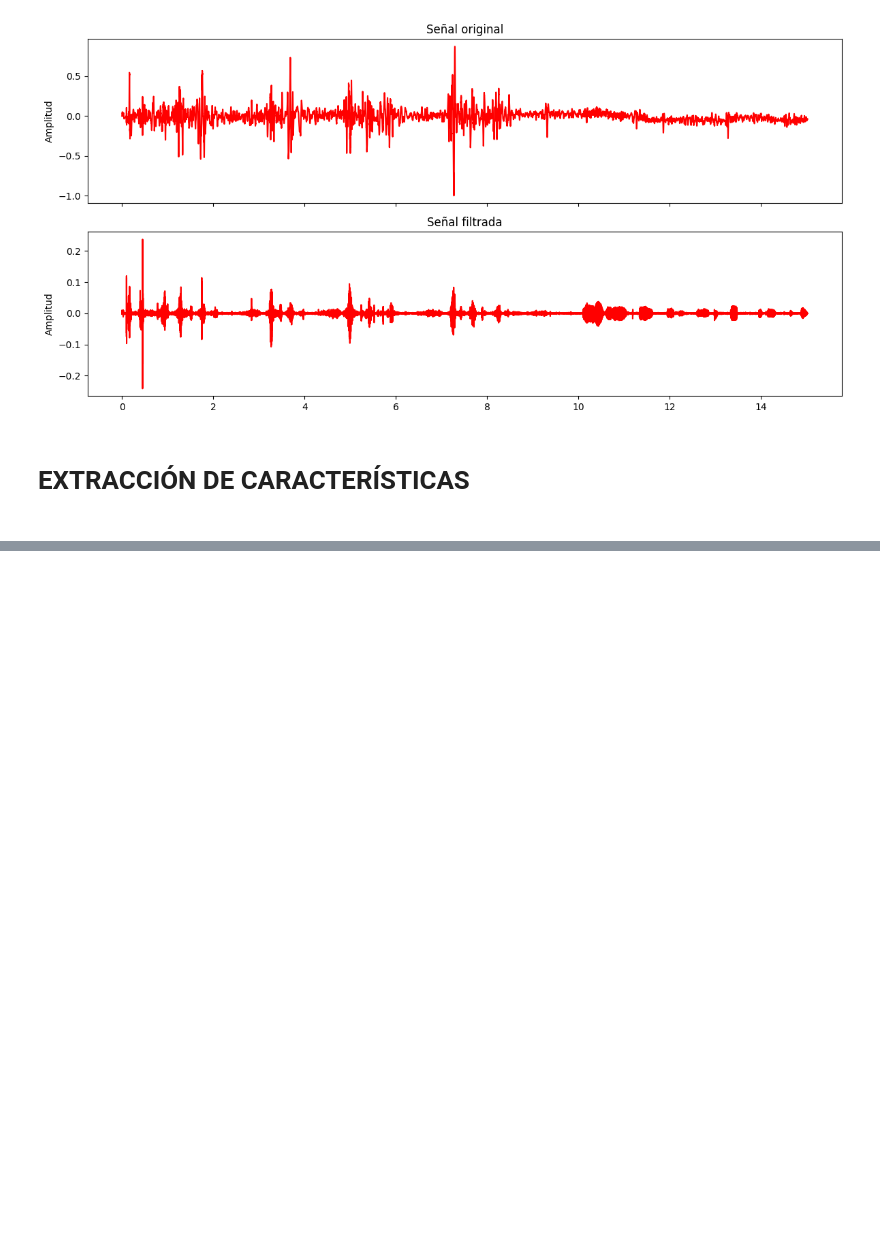
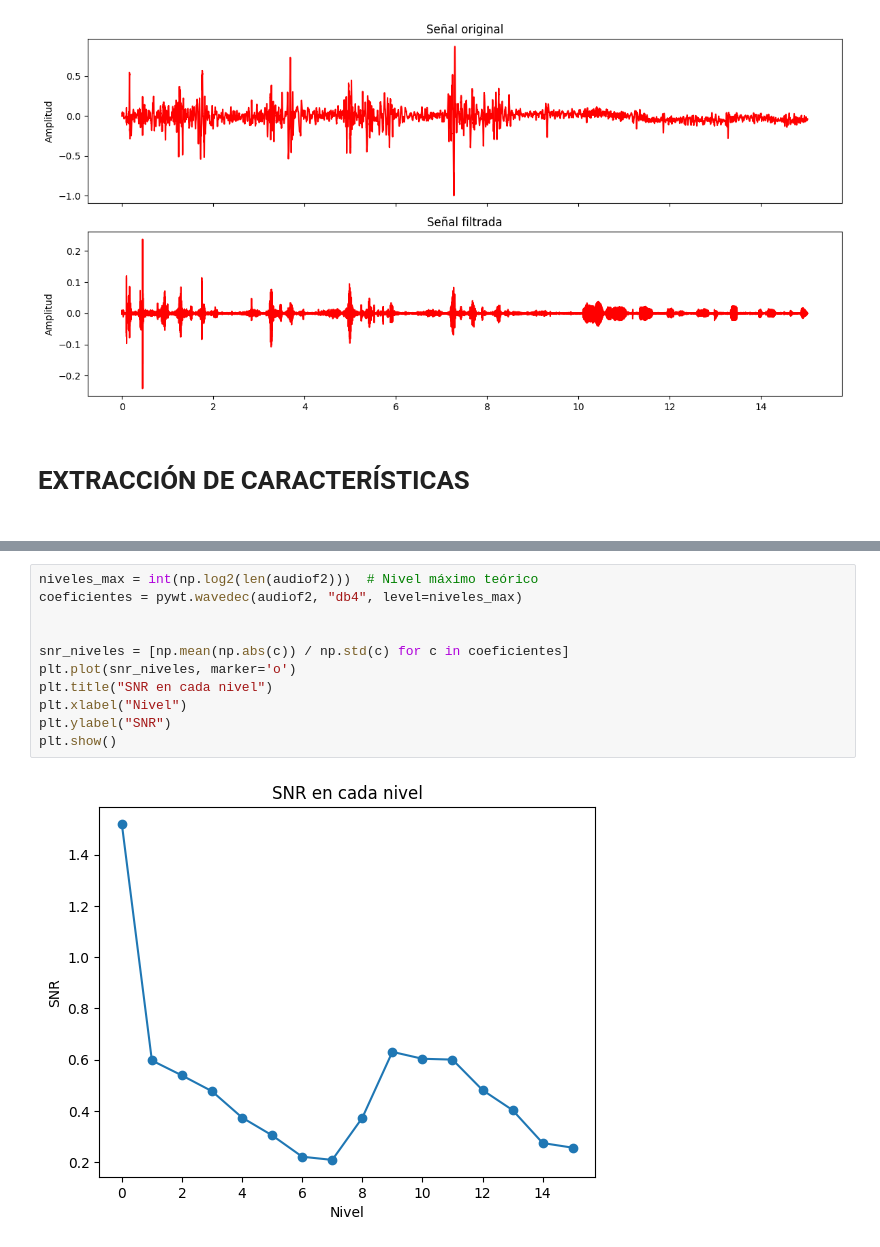
Before and after one commit to jhoser01/Respiratory-Disease-Detection-from-Audio-Signals-Using-Machine-Learning, a Jupyter notebook: pruebas.ipynb, the cells around one changed output, grey strips where cells are left out. Drawn from its saved outputs; the diff is of its cells as text; blank space fills up the shorter version.

```diff
--- a/pruebas.ipynb
+++ b/pruebas.ipynb
@@ -144,0 +318,13 @@ plt.show()
+# %%
+niveles_max = int(np.log2(len(audiof2)))  # Nivel máximo teórico
+coeficientes = pywt.wavedec(audiof2, "db4", level=niveles_max)
+
+
+snr_niveles = [np.mean(np.abs(c)) / np.std(c) for c in coeficientes]
+plt.plot(snr_niveles, marker='o')
+plt.title("SNR en cada nivel")
+plt.xlabel("Nivel")
+plt.ylabel("SNR")
+plt.show()
+# %% [output]
+[figure, added]
```
Also changed, not shown: parts of 18 cells of this notebook, 1 other file.
